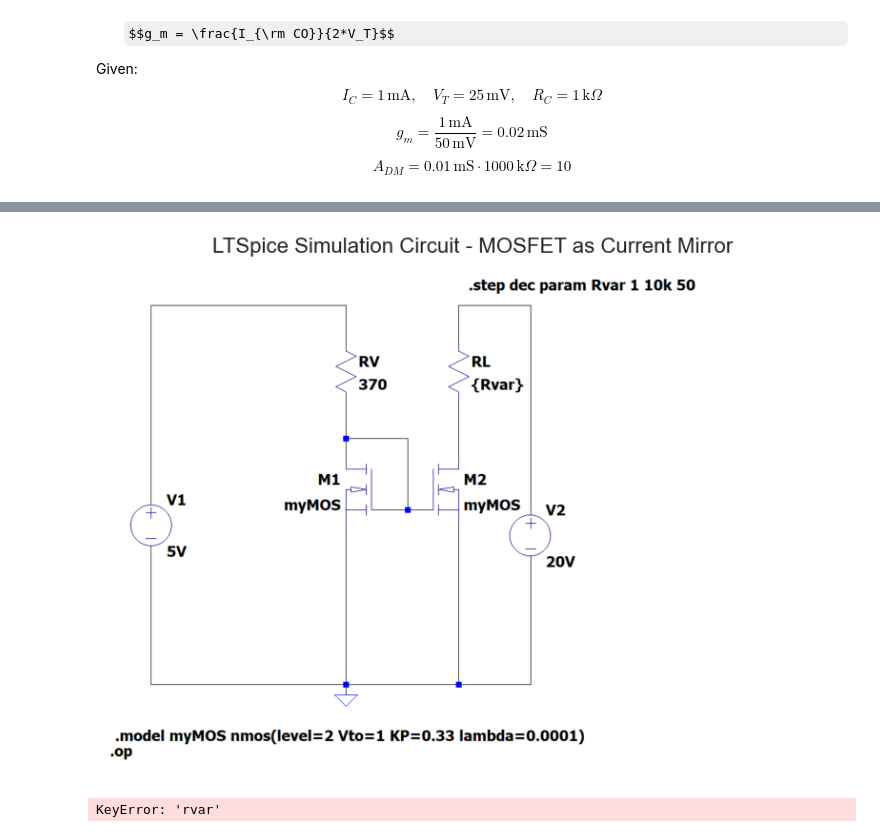
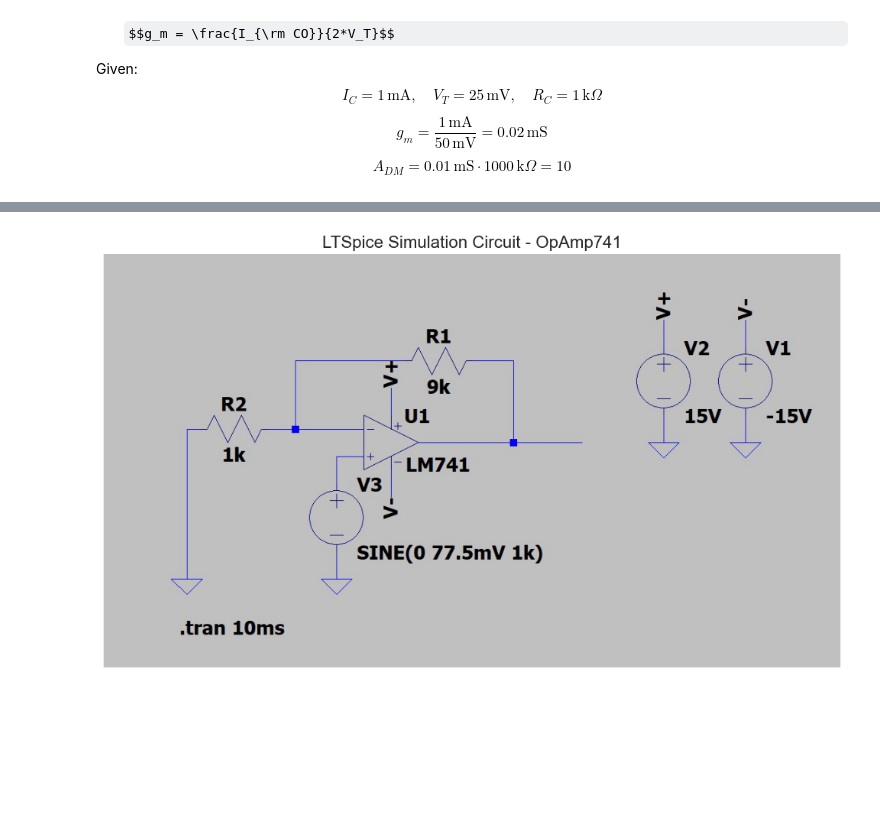
Before and after one commit to Ashu-NT/power_electronics_lab, a Jupyter notebook: src/Lab_3.ipynb, the cells around one changed output, grey strips where cells are left out. Saved outputs shown, nothing was run; the diff lists cells and outputs as text; code cells hidden in the pictures; some formulas as TeX source; blank space fills up the shorter version.

```diff
--- a/src/Lab_3.ipynb
+++ b/src/Lab_3.ipynb
@@ -150,36 +195,14 @@ $$A_{DM} = 0.01\,\text{mS} \cdot 1000\,\text{k}\Omega = 10$$
 # %%
 from components.data_visualizing import insert_circut_diagram
 
 # change to TRUE is we have Simulation Circuit Image
 # Provide to the image folder, change the name to match
 
 IS_LTSPICE_CIRCUIT_AVAILABLE = True
-img_path = '../images/Task_2.png'  # change string to name of LTspice image
-img_title = "LTSpice Simulation Circuit - MOSFET as Current Mirror" # Enter Image Title Here
+img_path = '../images/OpAmp741.jpg'  # change string to name of LTspice image
+img_title = "LTSpice Simulation Circuit - OpAmp741" # Enter Image Title Here
 
 if IS_LTSPICE_CIRCUIT_AVAILABLE:
     insert_circut_diagram(img_path=img_path,img_title=img_title)
 # %% [output]
-[figure, old version]
+[figure, new version]
-# %%
-# For Part 2 Values
-
-
-from components.data_visualizing import plot_two_variable
-
-
-
-x_val = part_2_data["rvar"]
-y_val = part_2_data["I(Rl)"]
-TWO_VARIABLES =True
-if TWO_VARIABLES:
-    fig, ax = plot_two_variable(
-        x_data=x_val*1e-3,
-        y_data=y_val*1e3,
-        x_label='Resistance, R (kΩ)',
-        y_label='Current, $I_{RL} (mA)$ ',
-        title='Current vs Resistance Current Mirror',
-        label='Simulated $I_{RL} (mA)$'
-    )
-# %% [output]
-KeyError: 'rvar'
```
Also changed, not shown: parts of 27 cells of this notebook, 6 other files.
